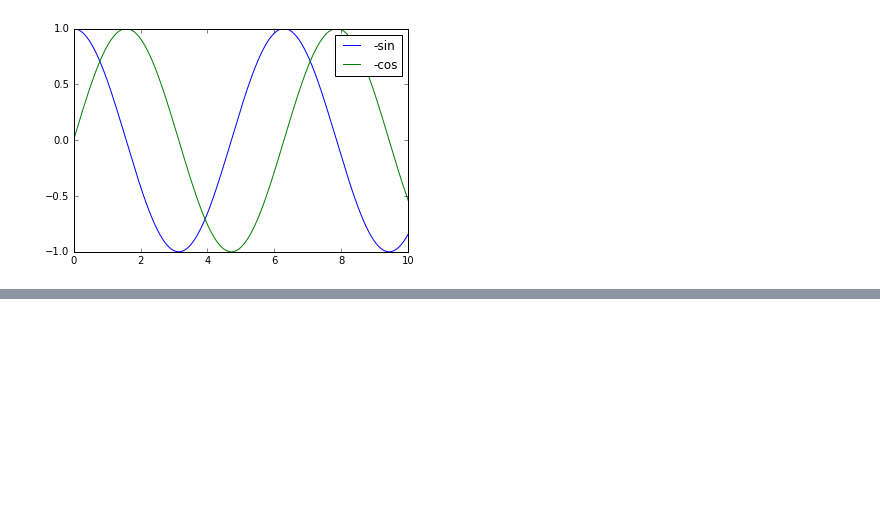
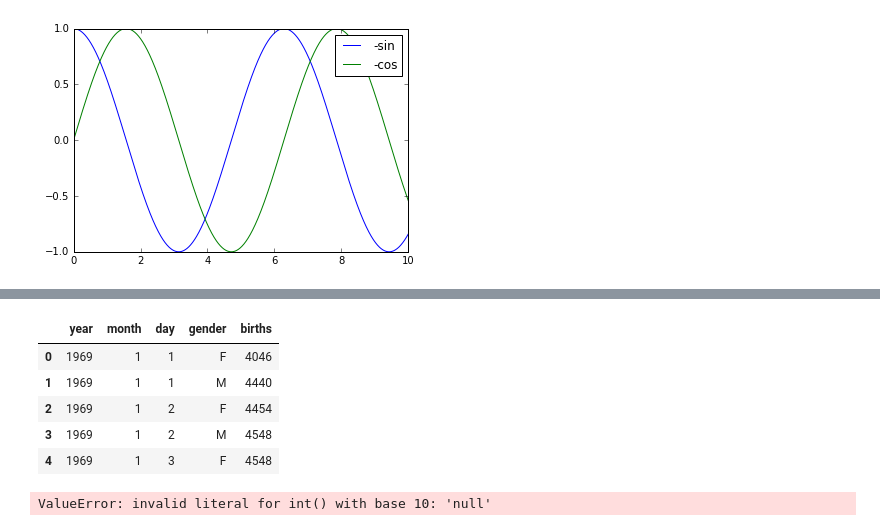
Before and after one commit to Prithvi45/Data-Science, a Jupyter notebook: class18-Plot Legends.ipynb, the cells around one changed output, grey strips where cells are left out. Cells and saved outputs as stored; diff of their text form; code cells hidden in the pictures; blank space fills up the shorter version.

```diff
--- a/class18-Plot Legends.ipynb
+++ b/class18-Plot Legends.ipynb
@@ -25,0 +51,23 @@ FileNotFoundError: File b'data-science-ml-foundation-10/california_cities.csv' d
+# %%
+births = pd.read_csv('births.csv')
+# %%
+births.head()
+# %% [output]
+|  | year | month | day | gender | births |
+| 0 | 1969 | 1 | 1 | F | 4046 |
+| 1 | 1969 | 1 | 1 | M | 4440 |
+| 2 | 1969 | 1 | 2 | F | 4454 |
+| 3 | 1969 | 1 | 2 | M | 4548 |
+| 4 | 1969 | 1 | 3 | F | 4548 |
+# %%
+births['day'] = births['day'].astype(int)
+
+births.index = pd.to_datetime(10000 * births.year +
+                              100 * births.month +
+                              births.day, format='%Y%m%d')
+births_by_date = births.pivot_table('births',
+                                     [births.index.month, births.index.day])
+births_by_date.index = [pd.datetime(2012, month, day)
+                         for (month, day) in births_by_date.index]
+# %% [output]
+ValueError: invalid literal for int() with base 10: 'null'
```
Also changed, not shown: parts of 6 cells of this notebook, 4 other files.
